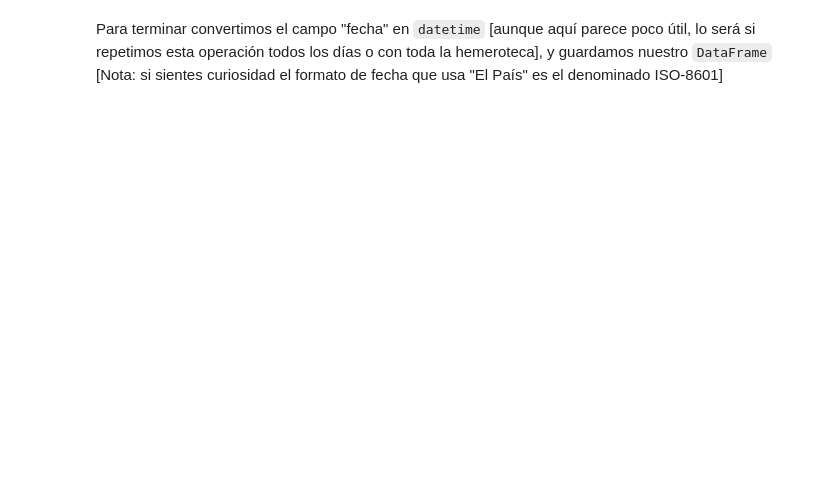
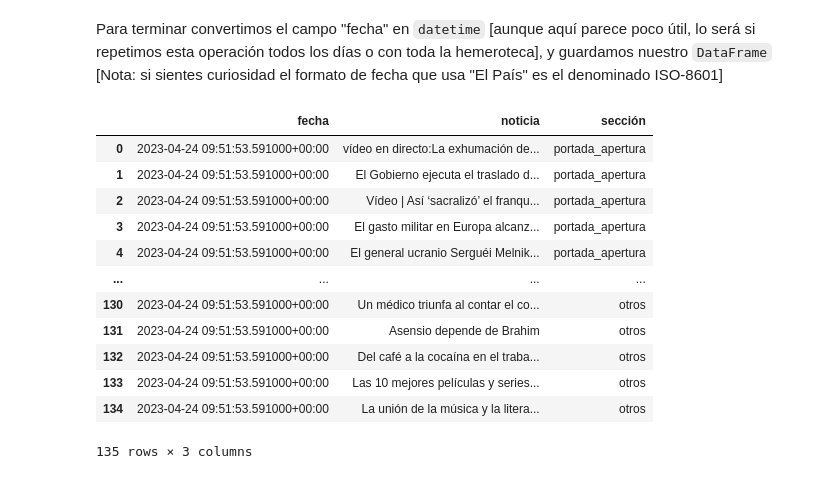
Before and after one commit to MHHsim/DS-Online-Marta-Harana, a Jupyter notebook: 03_Data_Analysis/Sprint_06/Unidad_02_Procesado_Datos_Externos_Web_Scraping_APIs/01_Workout/06_Ejemplo_Scraping_II.ipynb, the cells around one changed output. Saved outputs shown, nothing was run; the diff lists cells and outputs as text; code cells hidden in the pictures; blank space fills up the shorter version.

```diff
--- a/03_Data_Analysis/Sprint_06/Unidad_02_Procesado_Datos_Externos_Web_Scraping_APIs/01_Workout/06_Ejemplo_Scraping_II.ipynb
+++ b/03_Data_Analysis/Sprint_06/Unidad_02_Procesado_Datos_Externos_Web_Scraping_APIs/01_Workout/06_Ejemplo_Scraping_II.ipynb
@@ -50,2 +123,19 @@ Ahora reusamos el código anterior, más la fecha, para crear una lista de dicci
 # %% [markdown]
 Para terminar convertimos el campo "fecha" en `datetime` [aunque aquí parece poco útil, lo será si repetimos esta operación todos los días o con toda la hemeroteca], y guardamos nuestro `DataFrame` [Nota: si sientes curiosidad el formato de fecha que usa "El País" es el denominado ISO-8601]
+# %%
+df["fecha"] = pd.to_datetime(df["fecha"])
+df
+# %% [output]
+|  | fecha | noticia | sección |
+| 0 | 2023-04-24 09:51:53.591000+00:00 | vídeo en directo:La exhumación de... | portada_apertura |
+| 1 | 2023-04-24 09:51:53.591000+00:00 | El Gobierno ejecuta el traslado d... | portada_apertura |
+| 2 | 2023-04-24 09:51:53.591000+00:00 | Vídeo | Así ‘sacralizó’ el franqu... | portada_apertura |
+| 3 | 2023-04-24 09:51:53.591000+00:00 | El gasto militar en Europa alcanz... | portada_apertura |
+| 4 | 2023-04-24 09:51:53.591000+00:00 | El general ucranio Serguéi Melnik... | portada_apertura |
+| ... | ... | ... | ... |
+| 130 | 2023-04-24 09:51:53.591000+00:00 | Un médico triunfa al contar el co... | otros |
+| 131 | 2023-04-24 09:51:53.591000+00:00 | Asensio depende de Brahim | otros |
+| 132 | 2023-04-24 09:51:53.591000+00:00 | Del café a la cocaína en el traba... | otros |
+| 133 | 2023-04-24 09:51:53.591000+00:00 | Las 10 mejores películas y series... | otros |
+| 134 | 2023-04-24 09:51:53.591000+00:00 | La unión de la música y la litera... | otros |
+135 rows × 3 columns
```
Also changed, not shown: parts of 7 cells of this notebook.
